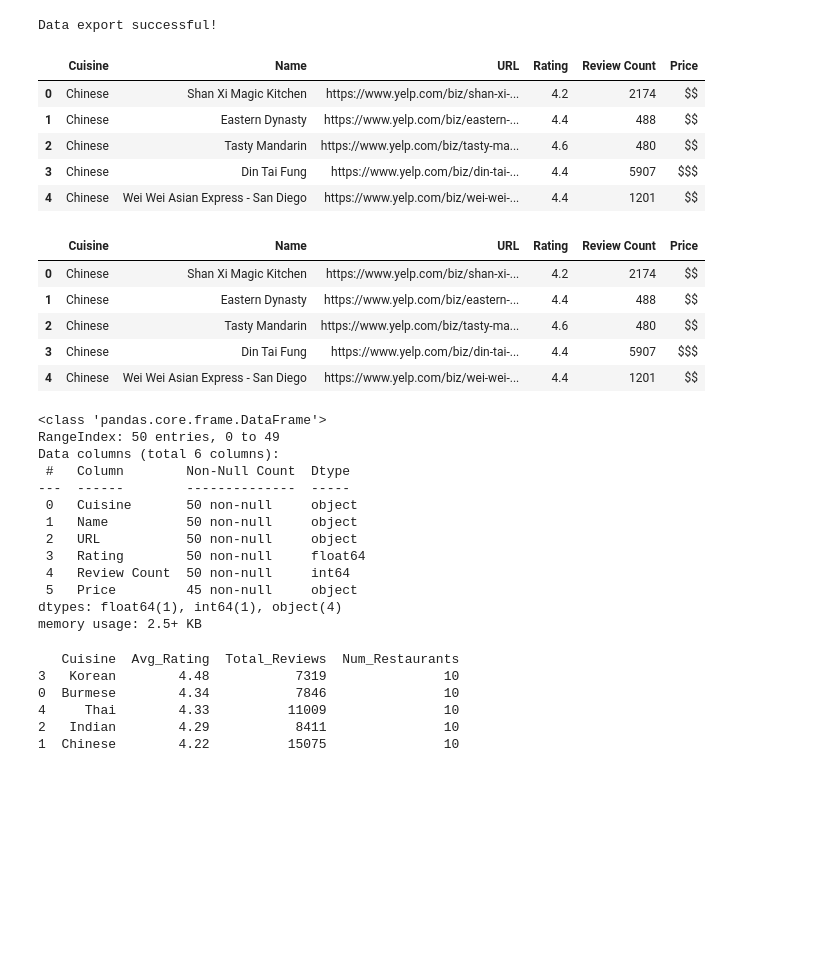
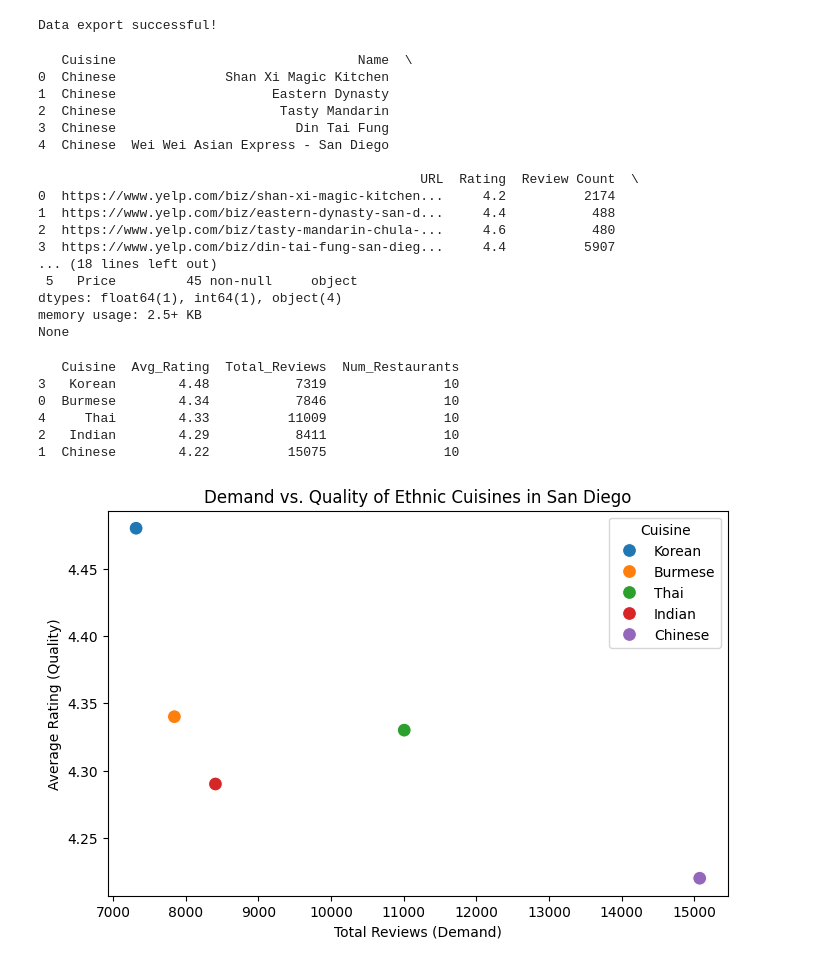
Before and after one commit to AungKyawWin20/MarketMunch, a Jupyter notebook: project.ipynb, the cells around one changed output. Cells and saved outputs as stored; diff of their text form; code cells hidden in the pictures; blank space fills up the shorter version.

Commit message:
Cuisine Data Visualization

```diff
--- a/project.ipynb
+++ b/project.ipynb
@@ -523,38 +523,26 @@ print("Data export successful!")
 Data export successful!
 # %%
 cuisine_df = pd.read_csv('Datasets\San Diego Cuisines Data.csv')
+print(cuisine_df.head())
+print(cuisine_df.info())
 # %% [output]
-|  | Cuisine | Name | URL | Rating | Review Count | Price |
-| 0 | Chinese | Shan Xi Magic Kitchen | https://www.yelp.com/biz/shan-xi-... | 4.2 | 2174 | $$ |
-| 1 | Chinese | Eastern Dynasty | https://www.yelp.com/biz/eastern-... | 4.4 | 488 | $$ |
-| 2 | Chinese | Tasty Mandarin | https://www.yelp.com/biz/tasty-ma... | 4.6 | 480 | $$ |
-| 3 | Chinese | Din Tai Fung | https://www.yelp.com/biz/din-tai-... | 4.4 | 5907 | $$$ |
-| 4 | Chinese | Wei Wei Asian Express - San Diego | https://www.yelp.com/biz/wei-wei-... | 4.4 | 1201 | $$ |
+   Cuisine                               Name  \
+0  Chinese              Shan Xi Magic Kitchen
+1  Chinese                    Eastern Dynasty
+2  Chinese                     Tasty Mandarin
+3  Chinese                       Din Tai Fung
+4  Chinese  Wei Wei Asian Express - San Diego
+
+                                                 URL  Rating  Review Count  \
+0  https://www.yelp.com/biz/shan-xi-magic-kitchen...     4.2          2174
+1  https://www.yelp.com/biz/eastern-dynasty-san-d...     4.4           488
+2  https://www.yelp.com/biz/tasty-mandarin-chula-...     4.6           480
+3  https://www.yelp.com/biz/din-tai-fung-san-dieg...     4.4          5907
+... (18 lines left out)
+ 5   Price         45 non-null     object
+dtypes: float64(1), int64(1), object(4)
+memory usage: 2.5+ KB
+None
-# %%
-cuisine_df.head()
-# %% [output]
-|  | Cuisine | Name | URL | Rating | Review Count | Price |
-| 0 | Chinese | Shan Xi Magic Kitchen | https://www.yelp.com/biz/shan-xi-... | 4.2 | 2174 | $$ |
-| 1 | Chinese | Eastern Dynasty | https://www.yelp.com/biz/eastern-... | 4.4 | 488 | $$ |
-| 2 | Chinese | Tasty Mandarin | https://www.yelp.com/biz/tasty-ma... | 4.6 | 480 | $$ |
-| 3 | Chinese | Din Tai Fung | https://www.yelp.com/biz/din-tai-... | 4.4 | 5907 | $$$ |
-| 4 | Chinese | Wei Wei Asian Express - San Diego | https://www.yelp.com/biz/wei-wei-... | 4.4 | 1201 | $$ |
-# %%
-cuisine_df.info()
-# %% [output]
-<class 'pandas.core.frame.DataFrame'>
-RangeIndex: 50 entries, 0 to 49
-Data columns (total 6 columns):
- #   Column        Non-Null Count  Dtype
----  ------        --------------  -----
- 0   Cuisine       50 non-null     object
- 1   Name          50 non-null     object
- 2   URL           50 non-null     object
- 3   Rating        50 non-null     float64
- 4   Review Count  50 non-null     int64
- 5   Price         45 non-null     object
-dtypes: float64(1), int64(1), object(4)
-memory usage: 2.5+ KB
 # %%
 # Group by cuisine type
 cuisine_stats = cuisine_df.groupby("Cuisine").agg(
@@ -574,3 +562,16 @@ print(cuisine_stats)
 4     Thai        4.33          11009               10
 2   Indian        4.29           8411               10
 1  Chinese        4.22          15075               10
+# %%
+#Demand and Supply
+plt.figure(figsize=(8, 5))
+sns.scatterplot(x=cuisine_stats["Total_Reviews"], y=cuisine_stats["Avg_Rating"], hue=cuisine_stats["Cuisine"], s=100)
+
+plt.xlabel("Total Reviews (Demand)")
+plt.ylabel("Average Rating (Quality)")
+plt.title("Demand vs. Quality of Ethnic Cuisines in San Diego")
+plt.legend(title="Cuisine", bbox_to_anchor=(1, 1))
+
+plt.show()
+# %% [output]
+[figure, added]
```
